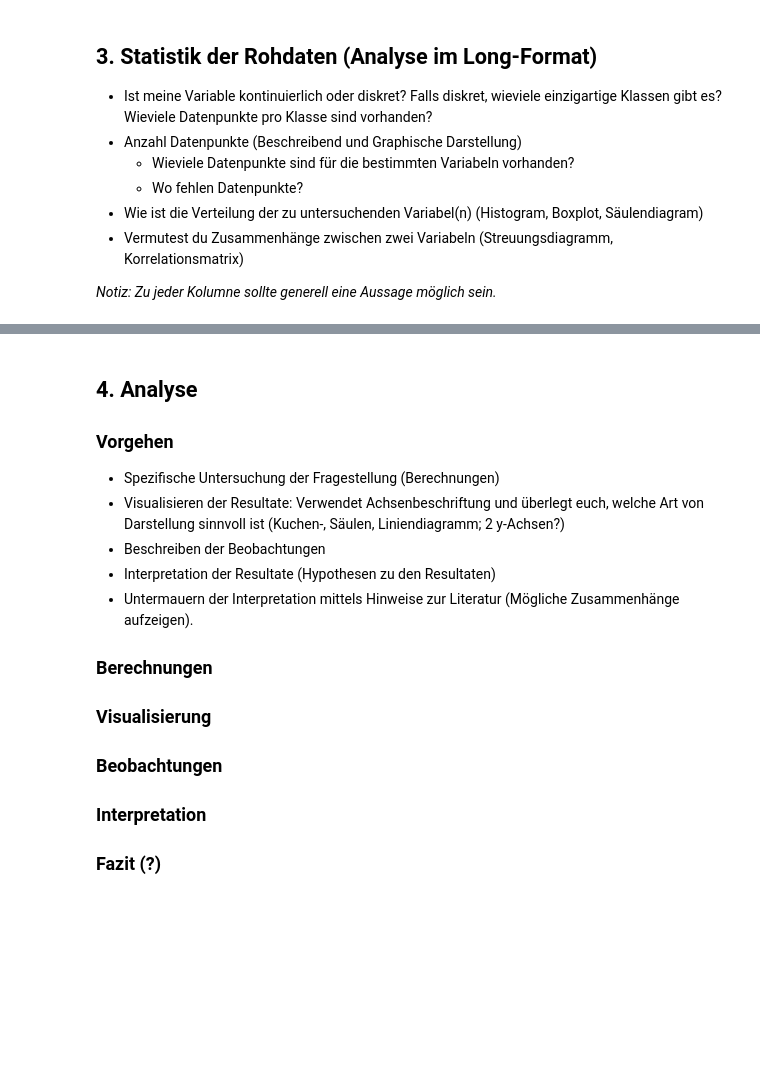
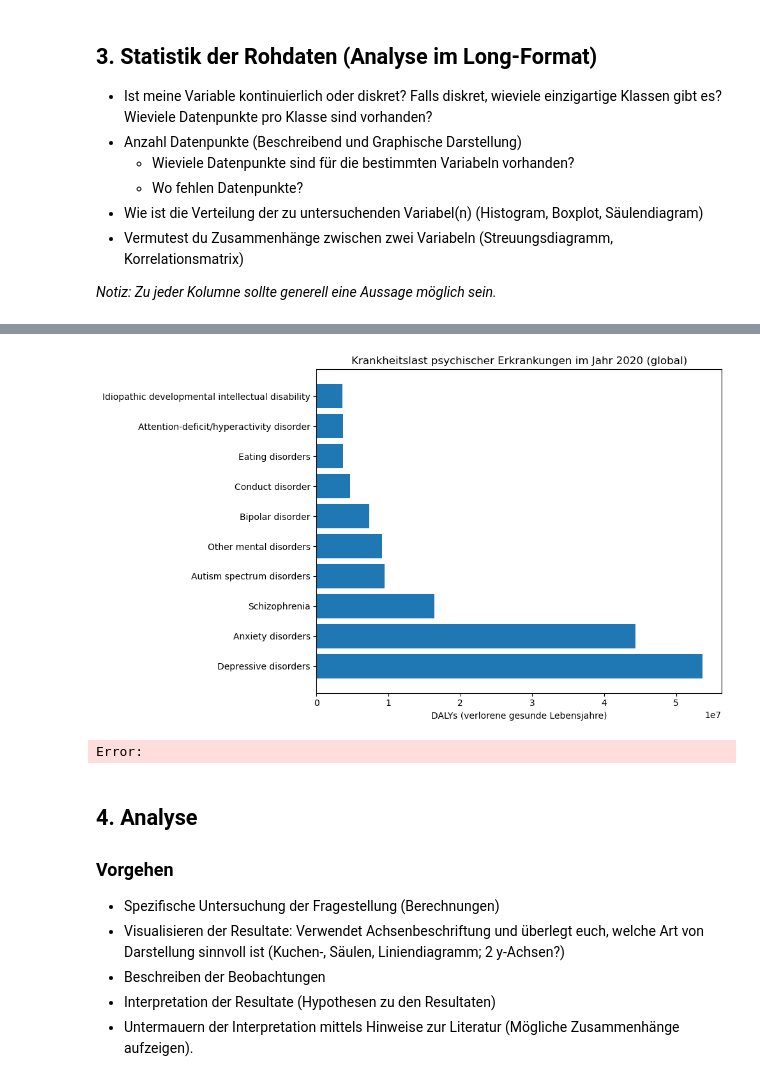
Before and after one commit to CarolinaTresch/Burden_of_Mental_Illness, a Jupyter notebook: Python LN .ipynb, the cells around one changed output, grey strips where cells are left out. Cells and saved outputs as stored; diff of their text form; code cells hidden in the pictures; blank space fills up the shorter version.

```diff
--- a/Python LN .ipynb
+++ b/Python LN .ipynb
@@ -53,3 +214,27 @@ from matplotlib import pyplot as plt
+# %%
+import matplotlib.pyplot as plt
+
+df_2020 = df[
+    (df["measure_name"] == "DALYs (Disability-Adjusted Life Years)") &
+    (df["location_name"] == "Global") &
+    (df["sex_name"] == "Both") &
+    (df["age_name"] == "All ages") &
+    (df["metric_name"] == "Number") &
+    (df["year"] == 2020)
+]
+
+df_2020 = df_2020[df_2020["cause_name"] != "Mental disorders"]
+df_2020 = df_2020.sort_values("val", ascending=False)
+
+plt.figure(figsize=(10,6))
+plt.barh(df_2020["cause_name"], df_2020["val"])
+plt.xlabel("DALYs (verlorene gesunde Lebensjahre)")
+plt.title("Krankheitslast psychischer Erkrankungen im Jahr 2020 (global)")
+plt.tight_layout()
+plt.show()
+# %% [output]
+[figure, added]
+Error:
 # %% [markdown]
 ## 4. Analyse
 
@@ -59,11 +244,3 @@ from matplotlib import pyplot as plt
 - Beschreiben der Beobachtungen
 - Interpretation der Resultate (Hypothesen zu den Resultaten)
 - Untermauern der Interpretation mittels Hinweise zur Literatur (Mögliche Zusammenhänge aufzeigen).
-
-
-
-### Berechnungen
-### Visualisierung
-### Beobachtungen
-### Interpretation
-### Fazit (?)
```
Also changed, not shown: parts of 17 cells of this notebook.
